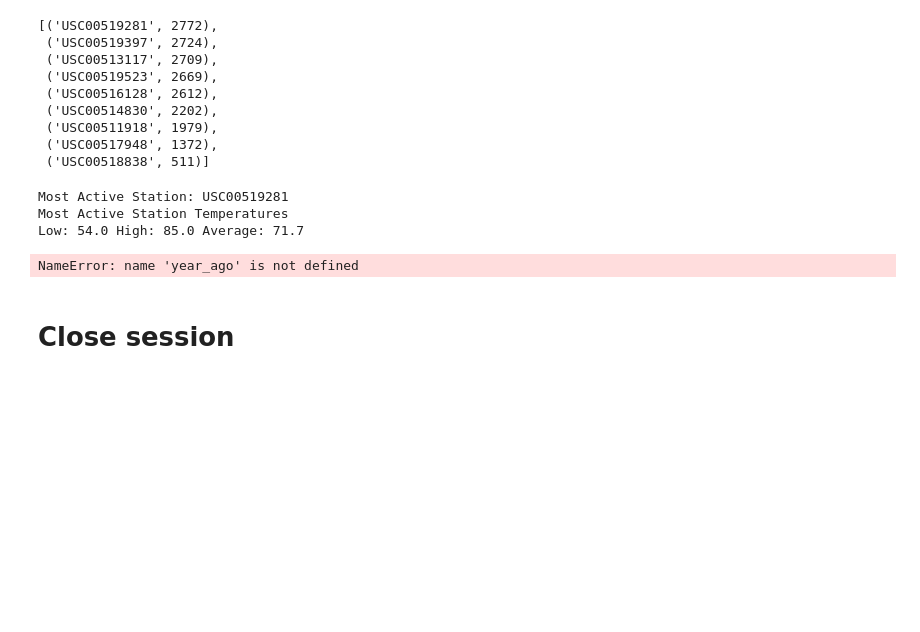
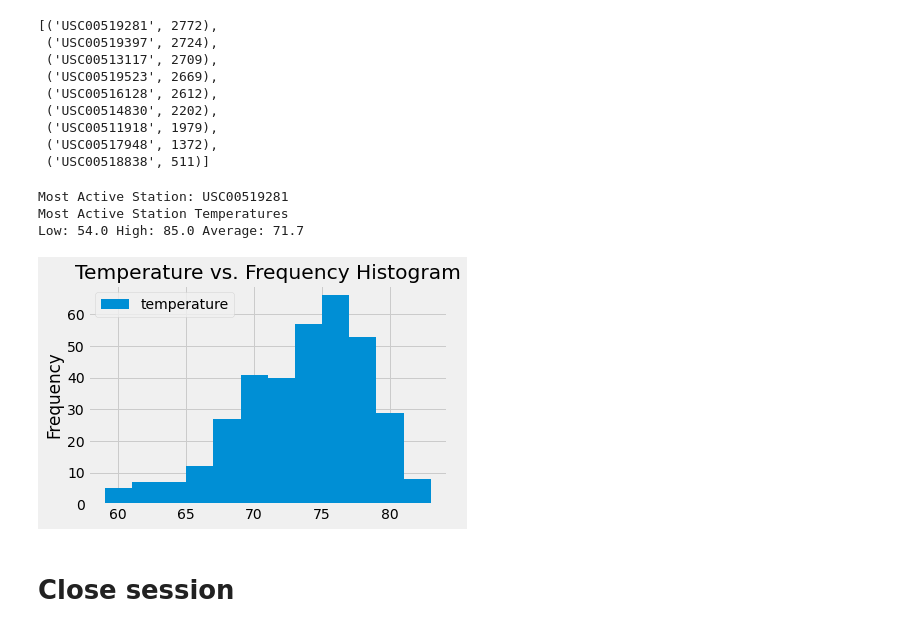
Before and after one commit to michaelsimon960/sqlalchemy-challenge, a Jupyter notebook: climate_starter.ipynb, the cells around one changed output. Drawn from its saved outputs; the diff is of its cells as text; code cells hidden in the pictures; blank space fills up the shorter version.

```diff
--- a/climate_starter.ipynb
+++ b/climate_starter.ipynb
@@ -146,14 +146,19 @@ Low: 54.0 High: 85.0 Average: 71.7
 # %%
 # Using the most active station id
 # Query the last 12 months of temperature observation data for this station and plot the results as a histogram
 
 most_station = session.query(measurement.station, func.count(measurement.tobs)).group_by(measurement.station).order_by(func.count(measurement.station).desc()).first()
 most_station= most_station[0]
 
-temp_obs = session.query( measurement.tobs).filter(measurement.date >= year_ago).filter(measurement.station == most_station).all()
+temp_obs = session.query( measurement.tobs).filter(measurement.date >= one_year_recent).filter(measurement.station == most_station).all()
 temp_obs = pd.DataFrame(temp_obs, columns=['temperature'])
+
+temp_obs.plot.hist(bins=12, title="Temperature vs. Frequency Histogram")
+plt.tight_layout()
+data_plot.set_xlabel('Temperature')
+plt.show()
 # %% [output]
-NameError: name 'year_ago' is not defined
+[figure, added]
 # %% [markdown]
 # Close session
 # %%
```
